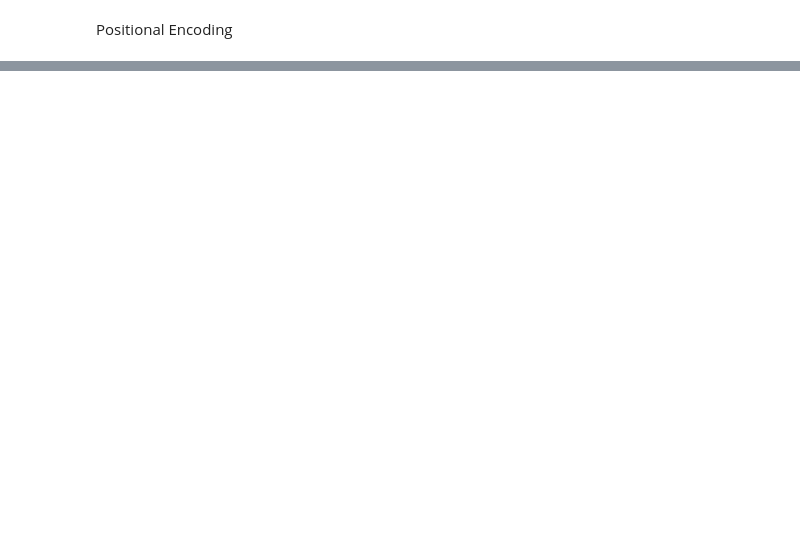
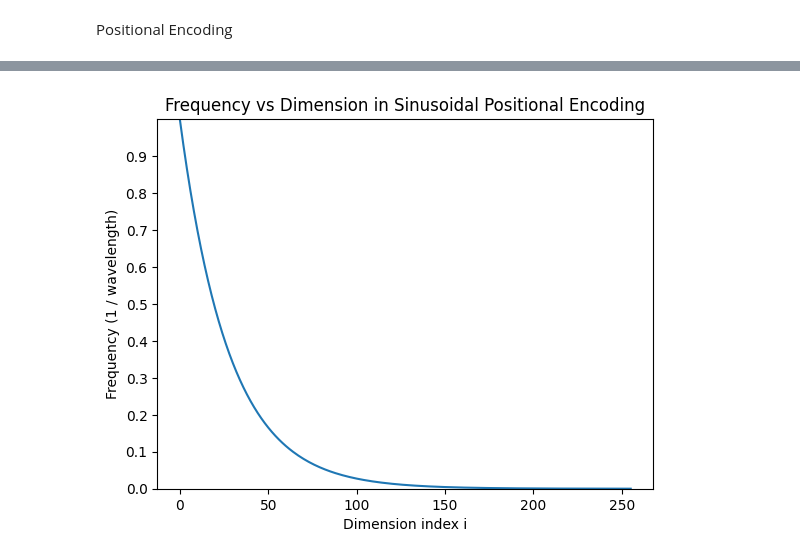
Before and after one commit to zds79/py101, a Jupyter notebook: src/py101/transformer/tutorial/2_PE.ipynb, the cells around one changed output, grey strips where cells are left out. Saved outputs shown, nothing was run; the diff lists cells and outputs as text; code cells hidden in the pictures; blank space fills up the shorter version.

```diff
--- a/src/py101/transformer/tutorial/2_PE.ipynb
+++ b/src/py101/transformer/tutorial/2_PE.ipynb
@@ -65,0 +118,21 @@ x shape: torch.Size([1, 32, 100])
+# %%
+d_model = 512
+i = np.arange(0, d_model//2)  # one sine per pair
+# Frequency used in sinusoidal PE
+# logarithm identity: a^b = exp(b * log(a))
+# frequency = 1 / (10000 ** (2 * i / d_model))
+frequency = 1.0 / (np.exp((2.0 * i / d_model) * np.log(10000.0)))
+div_term = torch.exp(torch.arange(0., d_model, 2) * -(math.log(10000.0) / d_model))
+plt.figure()
+plt.plot(i, div_term.numpy())
+# plt.semilogy(i, frequency)
+plt.xlabel("Dimension index i")
+plt.ylabel("Frequency (1 / wavelength)")
+plt.title("Frequency vs Dimension in Sinusoidal Positional Encoding")
+# plt.yscale("log")
+# plt.ylim(1e-4, 1)
+plt.ylim(0, 1.0)
+plt.yticks(np.arange(0.0, 1.0, 0.1))
+plt.show()
+# %% [output]
+[figure, added]
```
Also changed, not shown: parts of 4 cells of this notebook, 7 other files.
